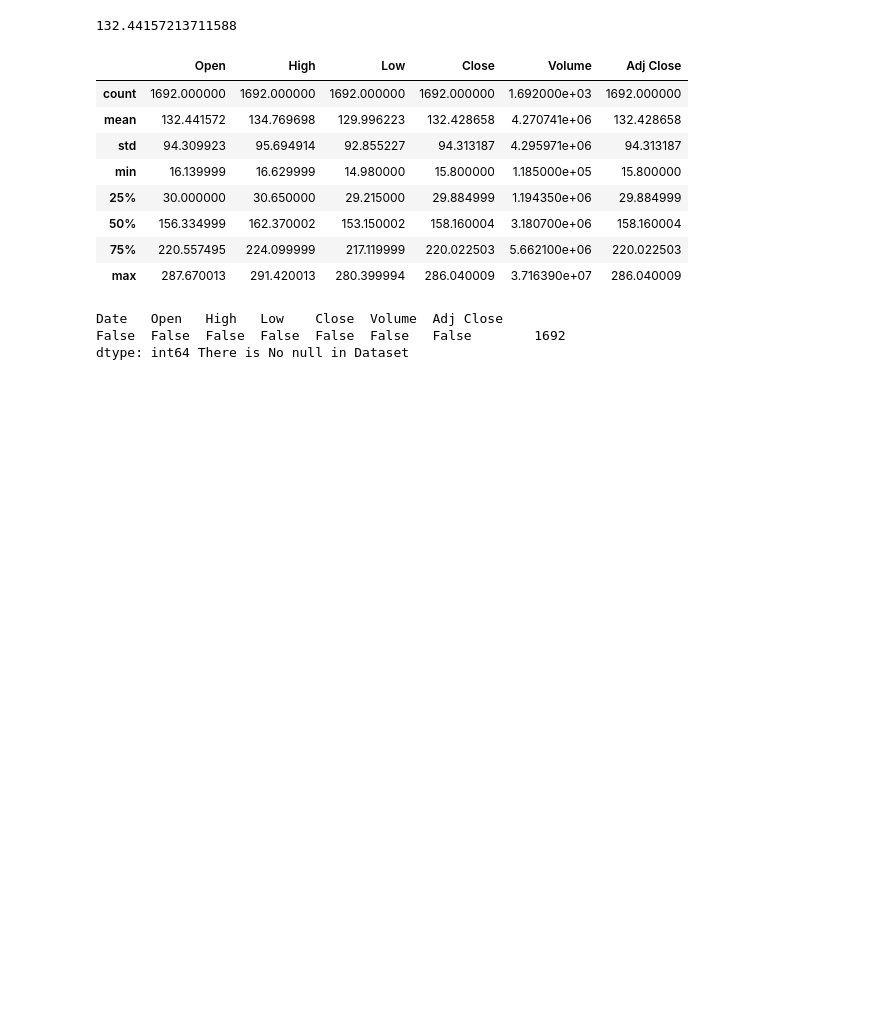
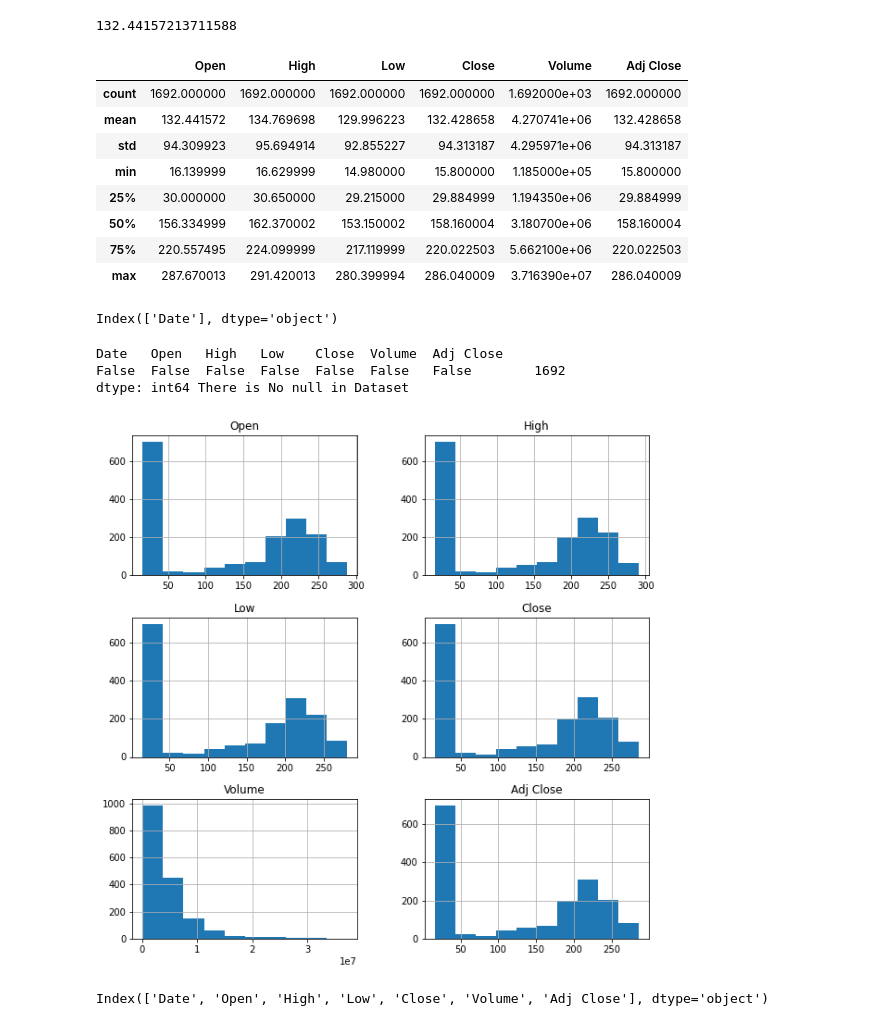
Before and after one commit to meeratif/techatif, a Jupyter notebook: tesla-stock-price-explore.ipynb, the cells around one changed output. Cells and saved outputs as stored; diff of their text form; code cells hidden in the pictures; blank space fills up the shorter version.

```diff
--- a/tesla-stock-price-explore.ipynb
+++ b/tesla-stock-price-explore.ipynb
@@ -232,3 +236,7 @@ data_set.describe()
+# %%
+print(str_col)
+# %% [output]
+Index(['Date'], dtype='object')
 # %%
 print(data_set.isnull().value_counts(), "There is No null in Dataset")
 # %% [output]
@@ -237,0 +250,9 @@ dtype: int64 There is No null in Dataset
+# %%
+data_set.hist(figsize=(10, 10))
+plt.show()
+# %% [output]
+[figure, added]
+# %%
+data_set.columns
+# %% [output]
+Index(['Date', 'Open', 'High', 'Low', 'Close', 'Volume', 'Adj Close'], dtype='object')
```
Also changed, not shown: parts of 6 cells of this notebook.
